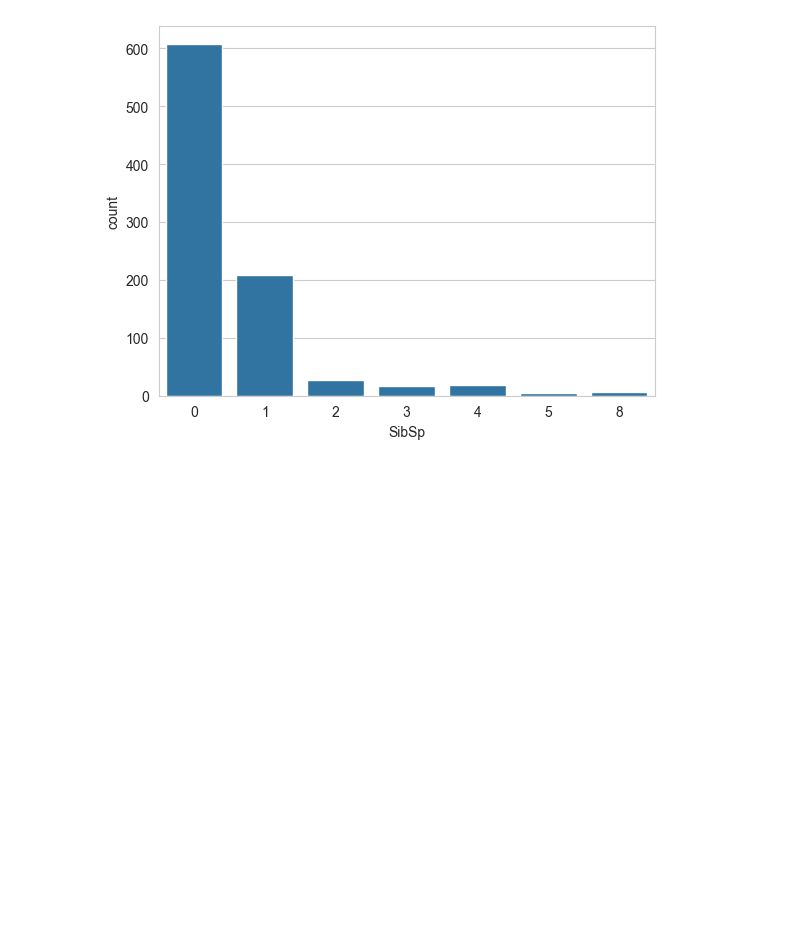
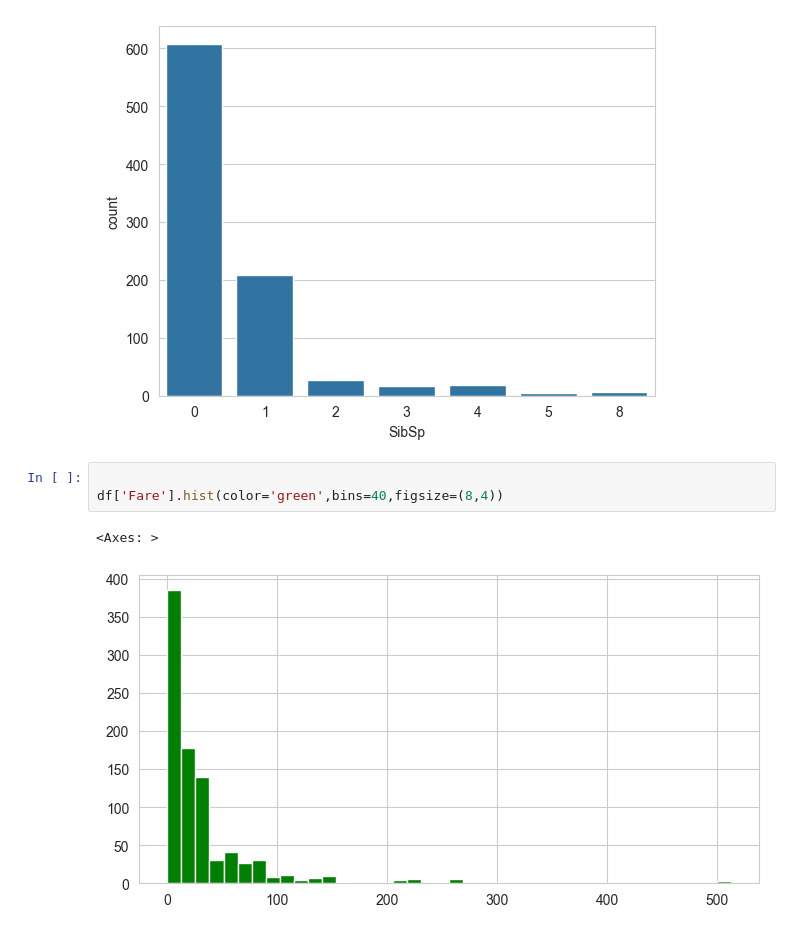
Before and after one commit to SanjogWiz01/feature-engineering-for-data-science, a Jupyter notebook: EDA_WITH_ML.ipynb, the cells around one changed output. Cells and saved outputs as stored; diff of their text form; blank space fills up the shorter version.

```diff
--- a/EDA_WITH_ML.ipynb
+++ b/EDA_WITH_ML.ipynb
@@ -81,3 +81,9 @@ sns.countplot(x='SibSp',data=df)# simple bar table diagram
 # %% [output]
 <Axes: xlabel='SibSp', ylabel='count'>
 [figure]
+# %%
+
+df['Fare'].hist(color='green',bins=40,figsize=(8,4))
+# %% [output]
+<Axes: >
+[figure, added]
```
